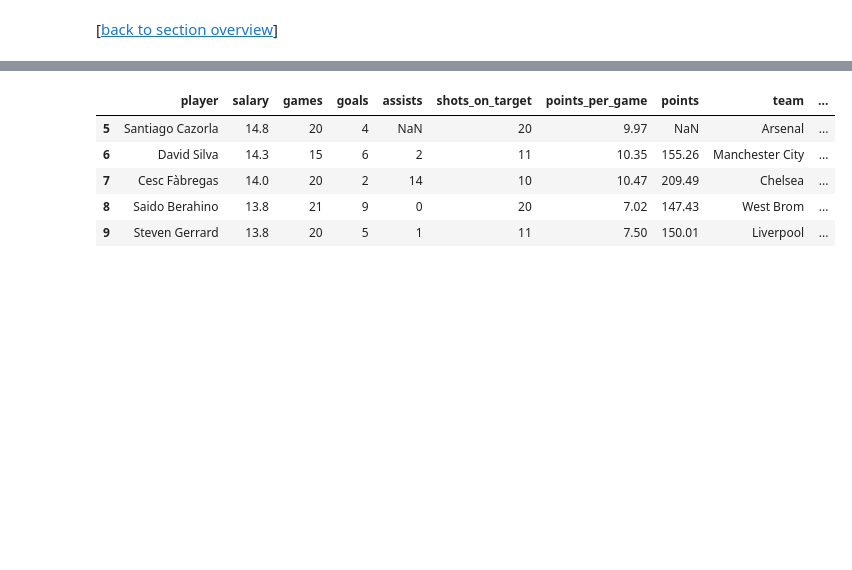
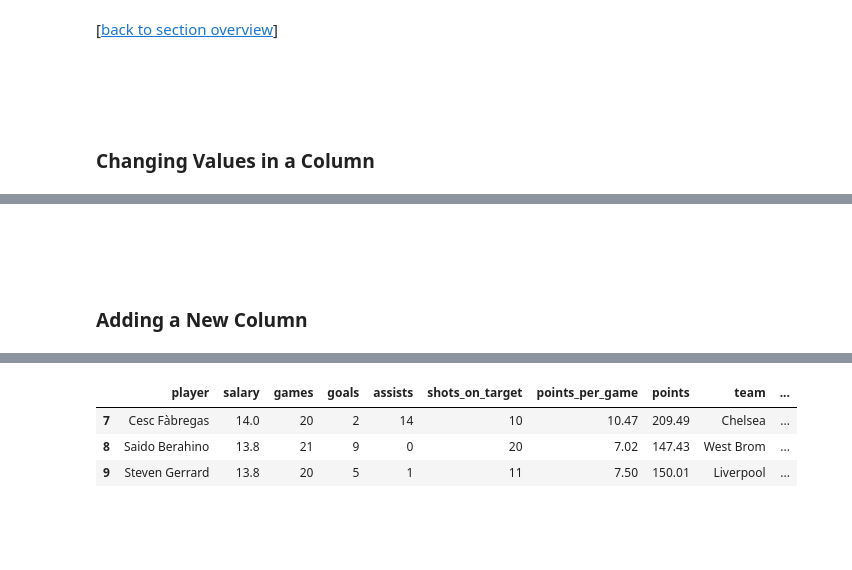
Before and after one commit to rasbt/python_reference, a Jupyter notebook: tutorials/things_in_pandas.ipynb, the cells around one changed output, grey strips where cells are left out. Saved outputs shown, nothing was run; the diff lists cells and outputs as text; code cells hidden in the pictures; blank space fills up the shorter version.

Commit message:
Updating Columns update

```diff
--- a/tutorials/things_in_pandas.ipynb
+++ b/tutorials/things_in_pandas.ipynb
@@ -105,6 +114,11 @@ df.tail()
 # Applying Computations Rows-wise
 # %% [markdown]
 [[back to section overview](#Sections)]
+# %% [markdown]
+<br>
+<br>
+# %% [markdown]
+### Changing Values in a Column
 # %%
 # Processing `salary` column
 
@@ -117,4 +131,9 @@ df.tail()
 | 7 | Cesc Fàbregas\n Midfield — Chelsea | 14.0 | 20 | 2 | 14 | 10 | 10.47 | 209.49 |
 | 8 | Saido Berahino\n Forward — West Brom | 13.8 | 21 | 9 | 0 | 20 | 7.02 | 147.43 |
 | 9 | Steven Gerrard\n Midfield — Liver... | 13.8 | 20 | 5 | 1 | 11 | 7.50 | 150.01 |
+# %% [markdown]
+<br>
+<br>
+# %% [markdown]
+### Adding a New Column
 # %%
@@ -134,20 +151,19 @@ df.tail(3)
 # %%
 # Processing `player` column
 
 def process_player_col(text):
     name, rest = text.split('\n')
     position, team = rest.split(' — ')
     return name, position, team
 
 for idx,row in df.iterrows():
     name, position, team = process_player_col(row['player'])
+
     df.ix[idx, 'player'], df.ix[idx, 'position'], df.ix[idx, 'team'] = name, position, team
 
-df.tail()
+df.tail(3)
 # %% [output]
 |  | player | salary | games | goals | assists | shots_on_target | points_per_game | points | team | ... |
-| 5 | Santiago Cazorla | 14.8 | 20 | 4 | NaN | 20 | 9.97 | NaN | Arsenal | ... |
-| 6 | David Silva | 14.3 | 15 | 6 | 2 | 11 | 10.35 | 155.26 | Manchester City | ... |
 | 7 | Cesc Fàbregas | 14.0 | 20 | 2 | 14 | 10 | 10.47 | 209.49 | Chelsea | ... |
 | 8 | Saido Berahino | 13.8 | 21 | 9 | 0 | 20 | 7.02 | 147.43 | West Brom | ... |
 | 9 | Steven Gerrard | 13.8 | 20 | 5 | 1 | 11 | 7.50 | 150.01 | Liverpool | ... |
```
Also changed, not shown: parts of 30 cells of this notebook.
